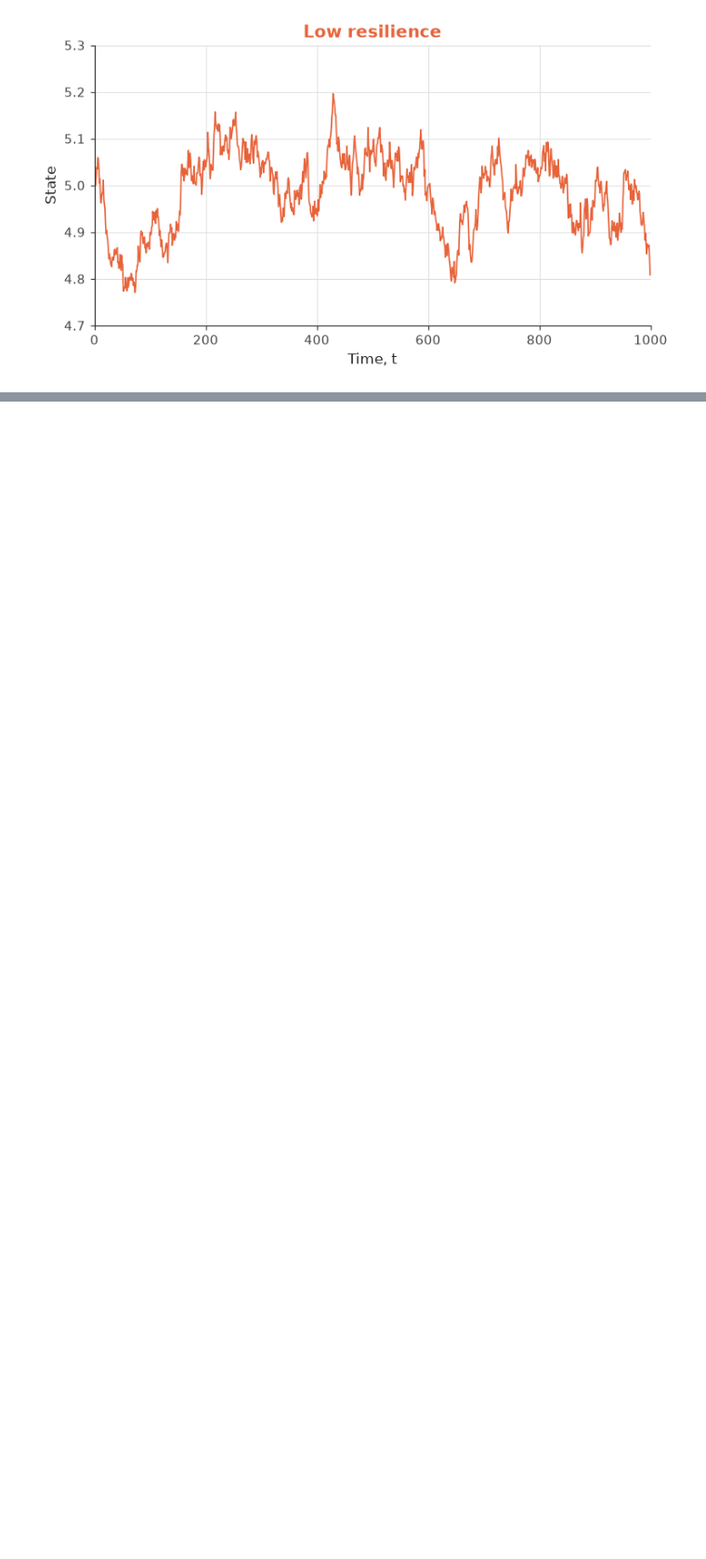
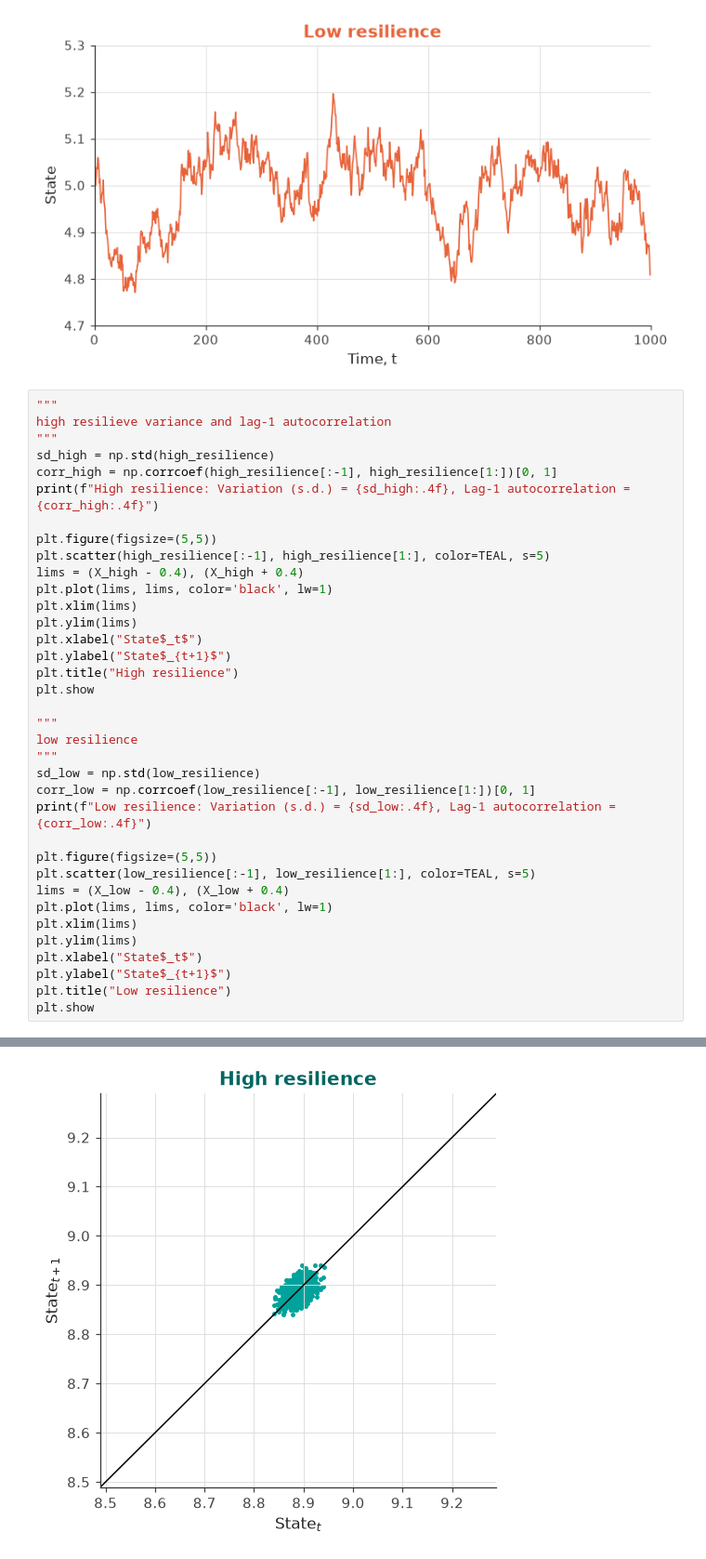
Before and after one commit to betsplie/CSassignment2, a Jupyter notebook: plots.ipynb, the cells around one changed output, grey strips where cells are left out. Shown at 93% size. Cells and saved outputs as stored; diff of their text form; blank space fills up the shorter version.

```diff
--- a/plots.ipynb
+++ b/plots.ipynb
@@ -297,3 +297,40 @@ plt.show()
 # %% [output]
 [figure]
 [figure]
+# %%
+"""
+high resilieve variance and lag-1 autocorrelation
+"""
+sd_high = np.std(high_resilience)
+corr_high = np.corrcoef(high_resilience[:-1], high_resilience[1:])[0, 1]
+print(f"High resilience: Variation (s.d.) = {sd_high:.4f}, Lag-1 autocorrelation = {corr_high:.4f}")
+
+plt.figure(figsize=(5,5))
+plt.scatter(high_resilience[:-1], high_resilience[1:], color=TEAL, s=5)
+lims = (X_high - 0.4), (X_high + 0.4)
+plt.plot(lims, lims, color='black', lw=1)
+plt.xlim(lims)
+plt.ylim(lims)
+plt.xlabel("State$_t$")
+plt.ylabel("State$_{t+1}$")
+plt.title("High resilience")
+plt.show
+
+"""
+low resilience
+"""
+sd_low = np.std(low_resilience)
+corr_low = np.corrcoef(low_resilience[:-1], low_resilience[1:])[0, 1]
+print(f"Low resilience: Variation (s.d.) = {sd_low:.4f}, Lag-1 autocorrelation = {corr_low:.4f}")
+
+plt.figure(figsize=(5,5))
+plt.scatter(low_resilience[:-1], low_resilience[1:], color=TEAL, s=5)
+lims = (X_low - 0.4), (X_low + 0.4)
+plt.plot(lims, lims, color='black', lw=1)
+plt.xlim(lims)
+plt.ylim(lims)
+plt.xlabel("State$_t$")
+plt.ylabel("State$_{t+1}$")
+plt.title("Low resilience")
+plt.show
+# %% [output]
@@ -299,0 +340 @@ plt.show()
+[figure, added]
```
Also changed, not shown: parts of 1 cell of this notebook.
